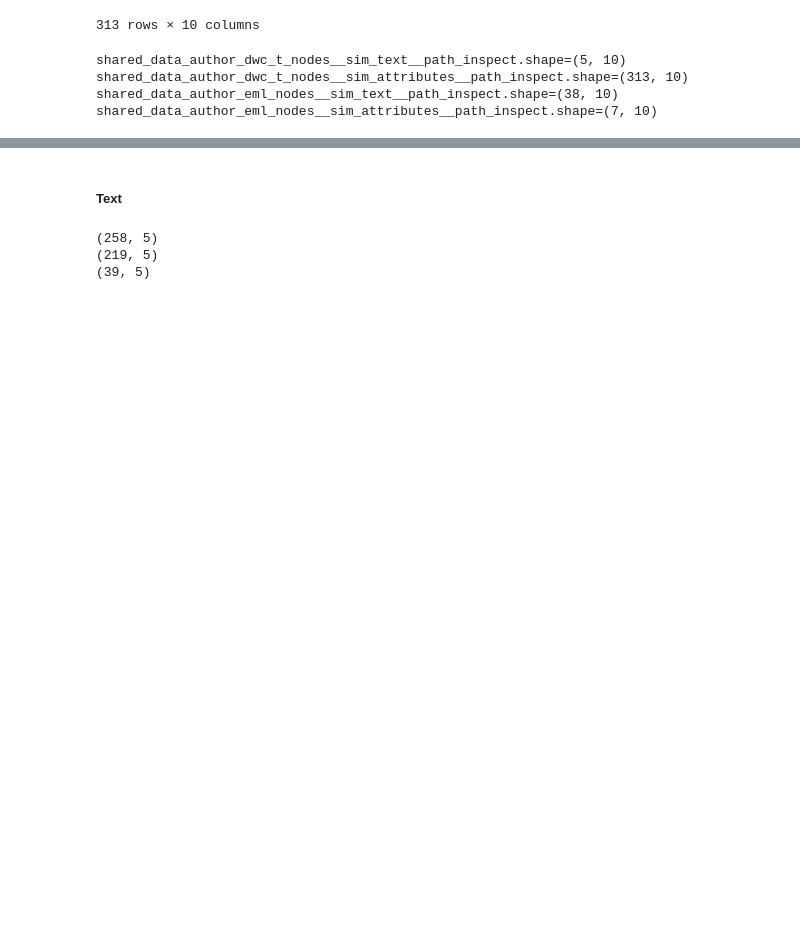
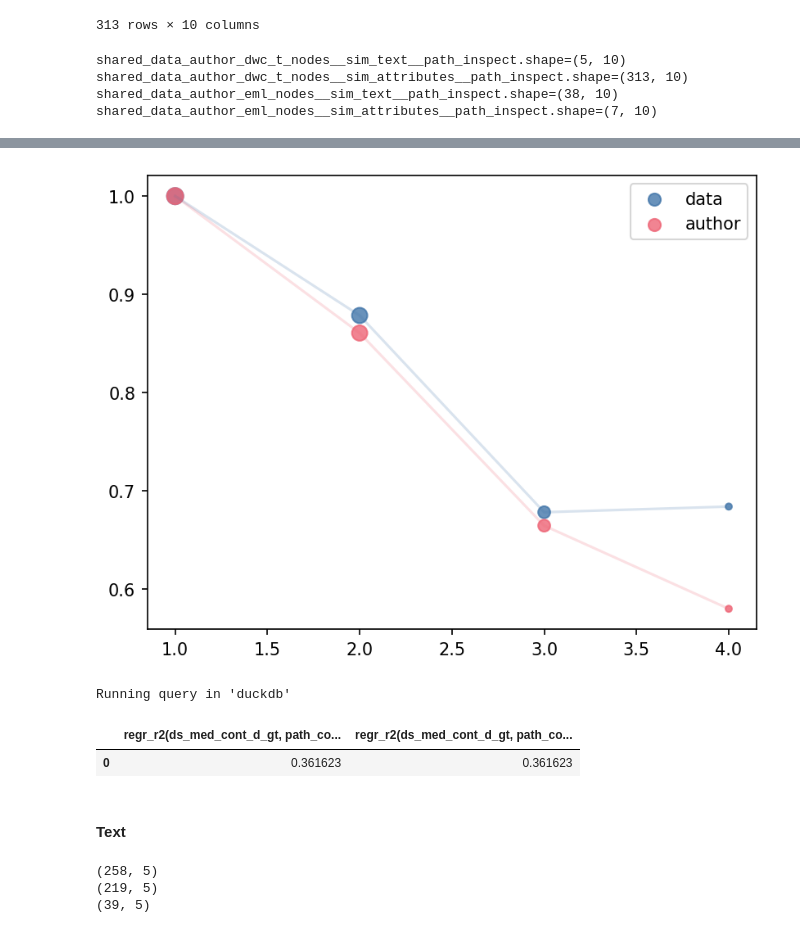
Before and after one commit to mitja-o/metadata-assistant, a Jupyter notebook: _evaluation/statistics/results/cons_cons_semantic_similarity.ipynb, the cells around one changed output, grey strips where cells are left out. Cells and saved outputs as stored; diff of their text form; code cells hidden in the pictures; blank space fills up the shorter version.

```diff
--- a/_evaluation/statistics/results/cons_cons_semantic_similarity.ipynb
+++ b/_evaluation/statistics/results/cons_cons_semantic_similarity.ipynb
@@ -579,5 +704,65 @@ shared_data_author_eml_nodes__sim_attributes__path_inspect.shape=(7, 10)
+# %%
+fig,ax = plt.subplots(dpi=150)
+ax.plot(
+    path_count_to_avg_medians["path_count"],
+    path_count_to_avg_medians["avg_median_d_gt"],
+    alpha=0.2
+)
+ax.scatter(
+    x=path_count_to_avg_medians["path_count"],
+    y=path_count_to_avg_medians["avg_median_d_gt"],
+    sizes=np.log(path_count_to_avg_medians["cnt"]) * 20,
+    alpha=0.8,
+    label="data"
+)
+ax.plot(
+    path_count_to_avg_medians["path_count"],
+    path_count_to_avg_medians["avg_median_a_gt"],
+    alpha=0.2
+)
+ax.scatter(
+    x=path_count_to_avg_medians["path_count"],
+    y=path_count_to_avg_medians["avg_median_a_gt"],
+    sizes=np.log(path_count_to_avg_medians["cnt"]) * 20,
+    alpha=0.8,
+    label="author"
+)
+ax.legend()
+plt.show()
+# %% [output]
+[figure, added]
+# %%
+%%sql
+-- regression testing correlation between case size and similarity
+WITH sim_per_case_dwc_text AS (
+    SELECT
+        c.case_id,
+        COUNT(case_id) as path_count,
+        stddev_pop(cos_sim_data_gt) as ds_std_pop_d_gt,
+        stddev_pop(cos_sim_author_gt) as ds_std_pop_a_gt,
+        AVG(cos_sim_data_gt) as ds_mean_d_gt,
+        AVG(cos_sim_author_gt) as ds_mean_a_gt,
+        MAX(cos_sim_data_gt) as ds_max_d_gt,
+        MAX(cos_sim_author_gt) as ds_max_a_gt,
+        MIN(cos_sim_data_gt) as ds_min_d_gt,
+        MIN(cos_sim_author_gt) as ds_min_a_gt,
+        PERCENTILE_CONT(0.5) WITHIN GROUP (ORDER BY cos_sim_data_gt) AS ds_med_cont_d_gt,
+        PERCENTILE_CONT(0.25) WITHIN GROUP (ORDER BY cos_sim_data_gt) AS ds_p25_cont_d_gt,
+        PERCENTILE_CONT(0.75) WITHIN GROUP (ORDER BY cos_sim_data_gt) AS ds_p75_cont_d_gt,
+        PERCENTILE_CONT(0.5) WITHIN GROUP (ORDER BY cos_sim_author_gt) AS ds_med_cont_a_gt,
+        PERCENTILE_CONT(0.25) WITHIN GROUP (ORDER BY cos_sim_author_gt) AS ds_p25_cont_a_gt,
+        PERCENTILE_CONT(0.75) WITHIN GROUP (ORDER BY cos_sim_author_gt) AS ds_p75_cont_a_gt,
+    FROM shared_data_author_dwc_t_nodes__with_gt as c
+    GROUP BY c.case_id
+)
+SELECT regr_r2(ds_med_cont_d_gt, path_count), regr_r2(ds_med_cont_d_gt, path_count)
+FROM sim_per_case_dwc_text
+# %% [output]
+Running query in 'duckdb'
+|  | regr_r2(ds_med_cont_d_gt, path_co... | regr_r2(ds_med_cont_d_gt, path_co... |
+| 0 | 0.361623 | 0.361623 |
 # %% [markdown]
-##### Text
+#### Text
 # %%
 print(shared_data_author_dwc_t_nodes__sim_text.shape)
 print(shared_data_author_dwc_t_nodes__sim_text[shared_data_author_dwc_t_nodes__sim_text["cos_sim_text"] == 1].shape)
```
Also changed, not shown: parts of 38 cells of this notebook, 1 other file.
